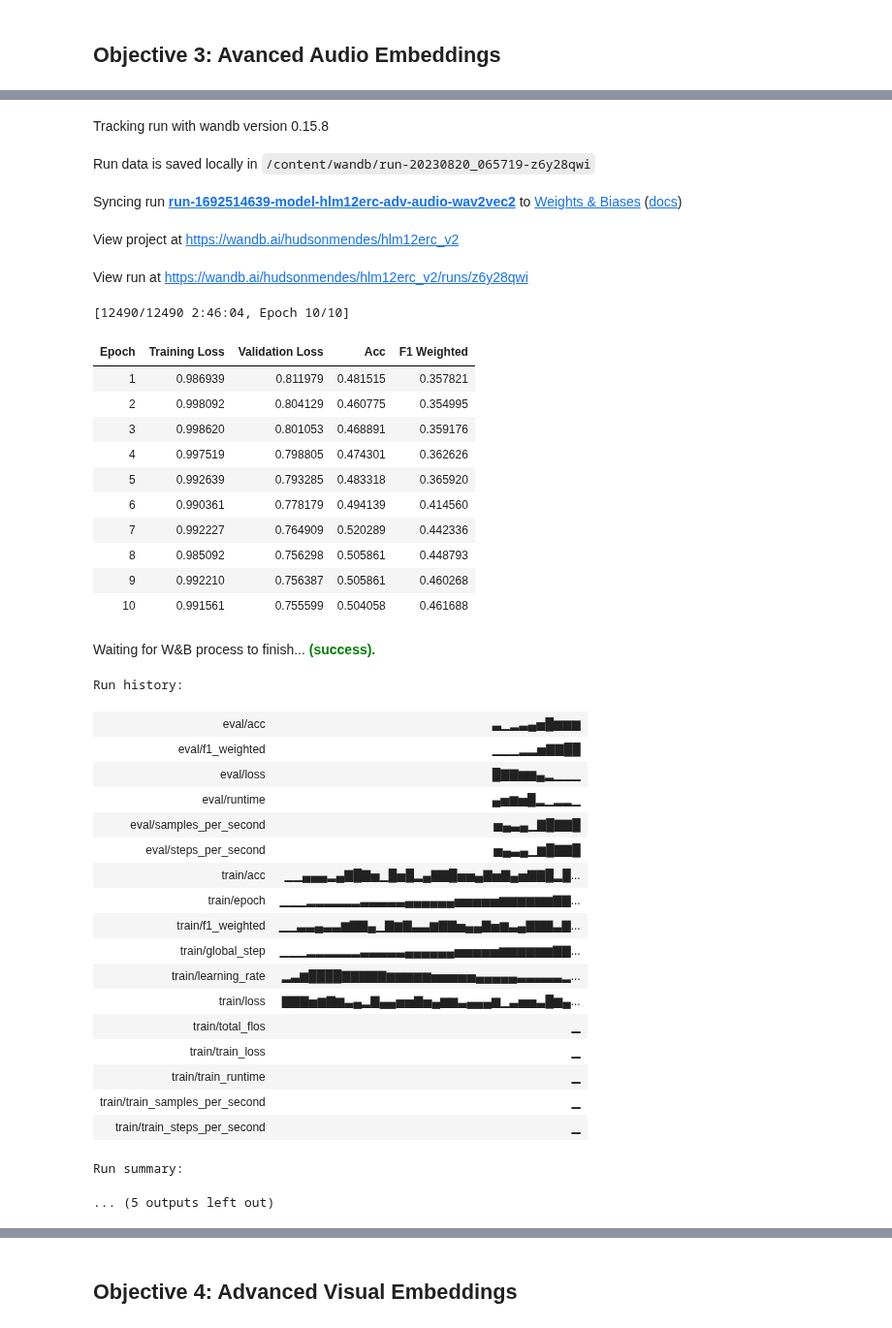
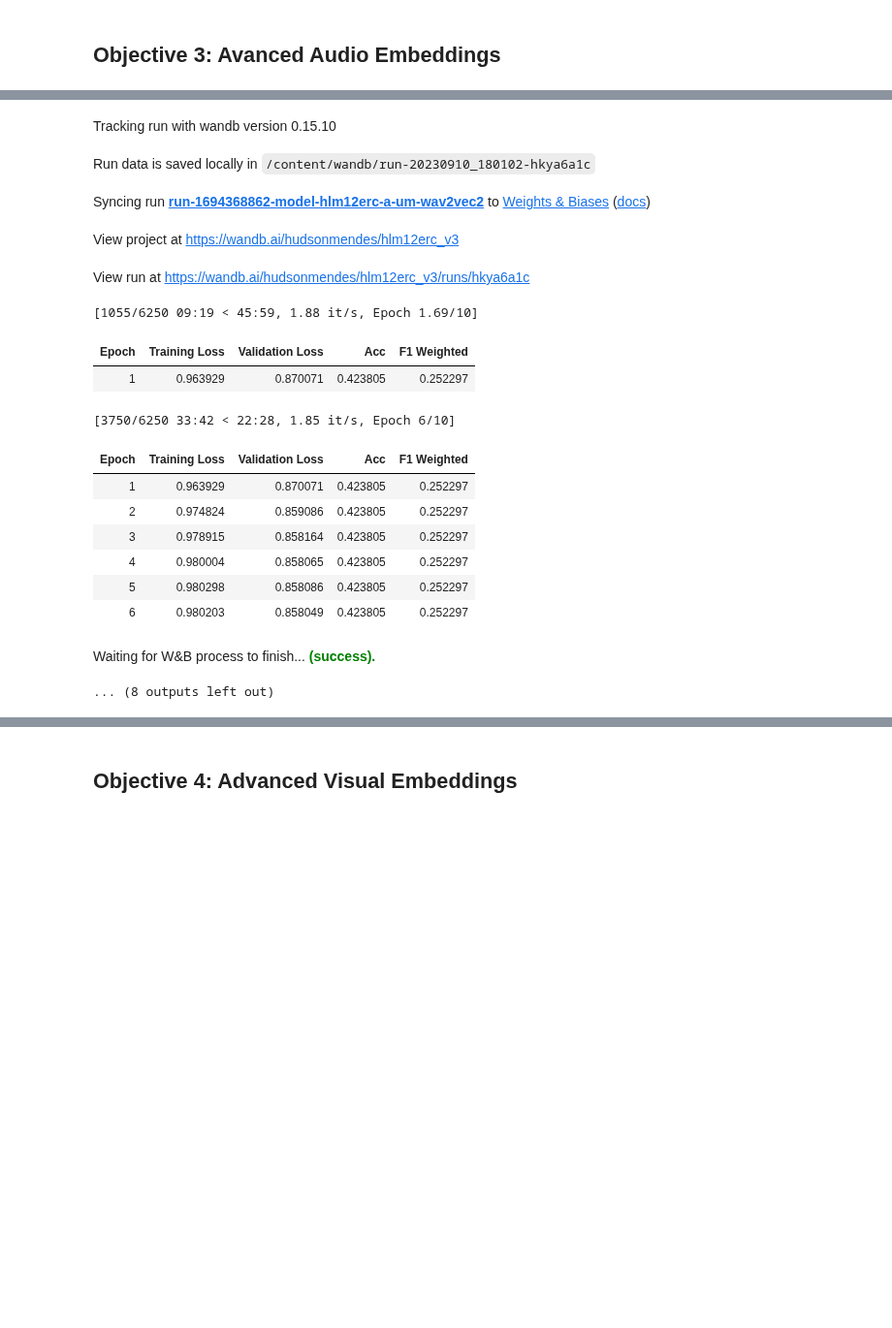
Before and after one commit to hudsonmendes/uolondon-cm3070-fp, a Jupyter notebook: dev/mlops.ipynb, the cells around one changed output, grey strips where cells are left out. Shown at 97% size. Cells and saved outputs as stored; diff of their text form; code cells hidden in the pictures; blank space fills up the shorter version.

```diff
--- a/dev/mlops.ipynb
+++ b/dev/mlops.ipynb
@@ -1066,2 +659,5 @@ Run summary:
 # %% [markdown]
 ## Objective 2: Advanced Text Embeddings
+# %%
+train_model("t-um-glove", datasets=(ds_train, ds_valid), n_epochs=10, batch_size=64)
+evaluate_artifact("t-um-glove", dataset=ds_valid, batch_size=64)
@@ -1068,6 +706,4 @@ Run summary:
 # %%
-# running on A100, batch_size can be set to 16
-reset_all_randoms_to_default_seed()
-model_adv_text_gpt2 = train_model("adv-text-gpt2", datasets=(ds_train, ds_valid), n_epochs=10, batch_size=16)
-evaluate_artifact("adv-text-gpt2", dataset=ds_valid, batch_size=16)
+train_model("t-um-gpt2", datasets=(ds_train, ds_valid), n_epochs=10, batch_size=16)
+evaluate_artifact("t-um-gpt2", dataset=ds_valid, batch_size=16)
 # %% [output]
@@ -1114,9 +751,5 @@ Run summary:
 ... (6 outputs left out)
 # %%
-# running on A100, batch_size can be set to 16
-reset_all_randoms_to_default_seed()
-model_adv_text_gpt2_lr5e3 = train_model(
-    "adv-text-gpt2-lr-5e-3", datasets=(ds_train, ds_valid), n_epochs=10, batch_size=16
-)
-evaluate_artifact("adv-text-gpt2-lr-5e-3", dataset=ds_valid, batch_size=16)
+train_model("t-mm-gpt2", datasets=(ds_train, ds_valid), n_epochs=10, batch_size=16)
+evaluate_artifact("t-mm-gpt2", dataset=ds_valid, batch_size=16)
 # %% [output]
@@ -1209,2 +800,5 @@ Run summary:
 # %% [markdown]
 ## Objective 3: Avanced Audio Embeddings
+# %%
+train_model("a-um-waveform", datasets=(ds_train, ds_valid), n_epochs=10, batch_size=64)
+evaluate_artifact("a-um-waveform", dataset=ds_valid, batch_size=64)
@@ -1211,6 +847,4 @@ Run summary:
 # %%
-# running on A100, batch_size can be set to 8
-reset_all_randoms_to_default_seed()
-model_adv_audio_wav2vec2 = train_model("adv-audio-wav2vec2", datasets=(ds_train, ds_valid), n_epochs=10, batch_size=8)
-evaluate_artifact("adv-audio-wav2vec2", dataset=ds_valid, batch_size=8)
+train_model("a-um-wav2vec2", datasets=(ds_train, ds_valid), n_epochs=10, batch_size=16)
+evaluate_artifact("a-um-wav2vec2", dataset=ds_valid, batch_size=16)
 # %% [output]
@@ -1218,38 +855,18 @@ Using cache found in /root/.cache/torch/hub/pytorch_vision_v0.6.0
-Tracking run with wandb version 0.15.8
+Tracking run with wandb version 0.15.10
-Run data is saved locally in /content/wandb/run-20230820_065719-z6y28qwi
+Run data is saved locally in /content/wandb/run-20230910_180102-hkya6a1c
-Syncing run run-1692514639-model-hlm12erc-adv-audio-wav2vec2 to Weights & Biases (docs)
+Syncing run run-1694368862-model-hlm12erc-a-um-wav2vec2 to Weights & Biases (docs)
-View project at https://wandb.ai/hudsonmendes/hlm12erc_v2
+View project at https://wandb.ai/hudsonmendes/hlm12erc_v3
-View run at https://wandb.ai/hudsonmendes/hlm12erc_v2/runs/z6y28qwi
+View run at https://wandb.ai/hudsonmendes/hlm12erc_v3/runs/hkya6a1c
-[12490/12490 2:46:04, Epoch 10/10]
+[1055/6250 09:19 < 45:59, 1.88 it/s, Epoch 1.69/10]
 | Epoch | Training Loss | Validation Loss | Acc | F1 Weighted |
-| 1 | 0.986939 | 0.811979 | 0.481515 | 0.357821 |
-| 2 | 0.998092 | 0.804129 | 0.460775 | 0.354995 |
-| 3 | 0.998620 | 0.801053 | 0.468891 | 0.359176 |
-| 4 | 0.997519 | 0.798805 | 0.474301 | 0.362626 |
-| 5 | 0.992639 | 0.793285 | 0.483318 | 0.365920 |
-| 6 | 0.990361 | 0.778179 | 0.494139 | 0.414560 |
-| 7 | 0.992227 | 0.764909 | 0.520289 | 0.442336 |
-| 8 | 0.985092 | 0.756298 | 0.505861 | 0.448793 |
-| 9 | 0.992210 | 0.756387 | 0.505861 | 0.460268 |
-| 10 | 0.991561 | 0.755599 | 0.504058 | 0.461688 |
+| 1 | 0.963929 | 0.870071 | 0.423805 | 0.252297 |
+[3750/6250 33:42 < 22:28, 1.85 it/s, Epoch 6/10]
+| Epoch | Training Loss | Validation Loss | Acc | F1 Weighted |
+| 1 | 0.963929 | 0.870071 | 0.423805 | 0.252297 |
+| 2 | 0.974824 | 0.859086 | 0.423805 | 0.252297 |
+| 3 | 0.978915 | 0.858164 | 0.423805 | 0.252297 |
+| 4 | 0.980004 | 0.858065 | 0.423805 | 0.252297 |
+| 5 | 0.980298 | 0.858086 | 0.423805 | 0.252297 |
+| 6 | 0.980203 | 0.858049 | 0.423805 | 0.252297 |
 Waiting for W&B process to finish... (success).
-Run history:
-| eval/acc | ▃▁▂▃▄▅█▆▆▆ |
-| eval/f1_weighted | ▁▁▁▂▂▅▇▇██ |
-| eval/loss | █▇▇▆▆▄▂▁▁▁ |
-| eval/runtime | ▄▅▆▅█▂▁▂▂▁ |
-| eval/samples_per_second | ▅▄▃▄▁▇█▇▇█ |
-| eval/steps_per_second | ▅▄▃▄▁▆█▇▇█ |
-| train/acc | ▁▁▄▄▄▂▄▇█▇▅▁█▅█▂▄▇▇█▅▅▄▇▅▇▄▅▇▇█▂█... |
-| train/epoch | ▁▁▁▂▂▂▂▂▂▃▃▃▃▃▄▄▄▄▄▄▅▅▅▅▅▆▆▆▆▆▆▇▇... |
-| train/f1_weighted | ▁▁▃▃▄▃▃▆▇▇▄▁▇▆▇▃▃▆▇▇▅▄▄▇▅▆▃▄▇▇▇▃▇... |
-| train/global_step | ▁▁▁▂▂▂▂▂▂▃▃▃▃▃▄▄▄▄▄▄▅▅▅▅▅▆▆▆▆▆▆▇▇... |
-| train/learning_rate | ▂▃▆████▇▇▇▇▇▆▆▆▆▆▅▅▅▅▅▄▄▄▄▄▃▃▃▃▃▂... |
-| train/loss | ▇▇▇▅▆▇▆▃▄▂▇▄▄▅▅▇▅▄▆▆▃▄▄▄▆▁▃▅▅▃█▆▄... |
-| train/total_flos | ▁ |
-| train/train_loss | ▁ |
-| train/train_runtime | ▁ |
-| train/train_samples_per_second | ▁ |
-| train/train_steps_per_second | ▁ |
-Run summary:
-... (5 outputs left out)
+... (8 outputs left out)
```
Also changed, not shown: parts of 79 cells of this notebook.
